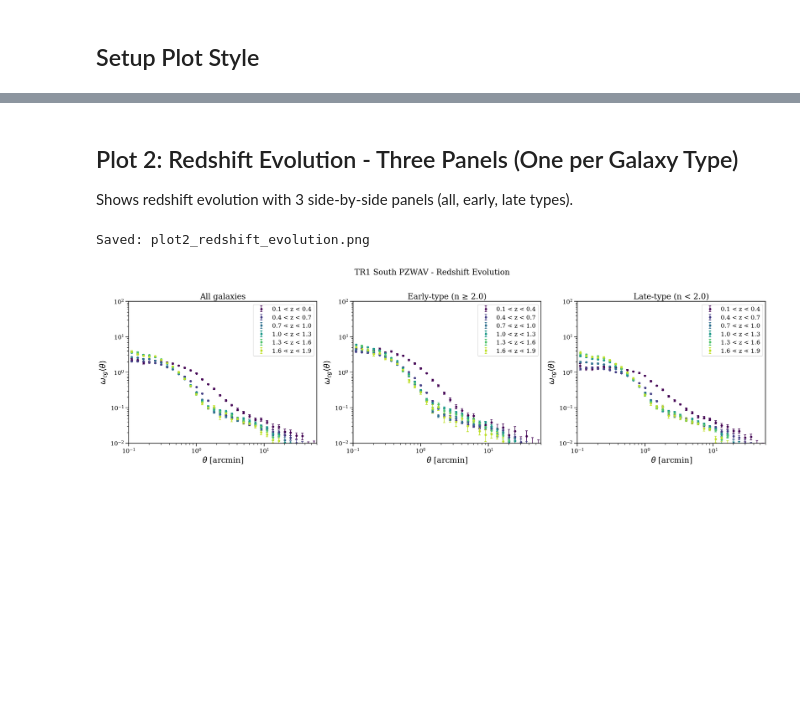
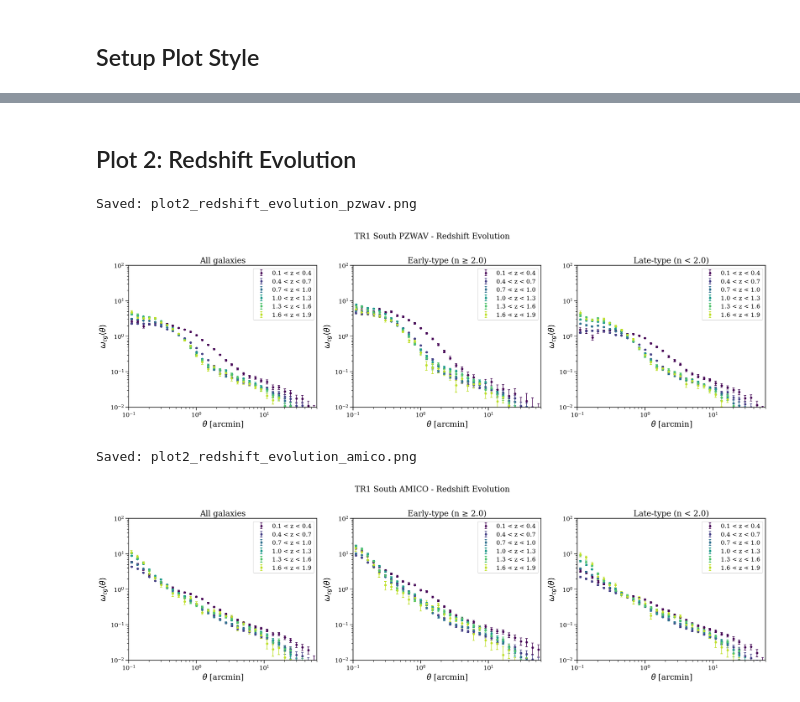
Before and after one commit to calumhrmurray/cluster_clustering_pipeline, a Jupyter notebook: notebooks/tr1_clustering_analysis_notebook.ipynb, the cells around one changed output, grey strips where cells are left out. Cells and saved outputs as stored; diff of their text form; code cells hidden in the pictures; blank space fills up the shorter version.

```diff
--- a/notebooks/tr1_clustering_analysis_notebook.ipynb
+++ b/notebooks/tr1_clustering_analysis_notebook.ipynb
@@ -166,66 +115,33 @@ for finder in ['pzwav', 'amico']:
 # %% [markdown]
-## Plot 2: Redshift Evolution - Three Panels (One per Galaxy Type)
-
-Shows redshift evolution with 3 side-by-side panels (all, early, late types).
+## Plot 2: Redshift Evolution
 # %%
-def plot_redshift_evolution(output_file=None):
-    """
-    Plot redshift evolution for all galaxy types in side-by-side panels.
-
-    Parameters
-    ----------
-    output_file : str, optional
-        Output filename
-    """
+def plot_redshift_evolution(output_dirs, cluster_name, output_file=None):
     fig, axes = plt.subplots(1, 3, figsize=(24, 7))
-
-    # Colors for redshift bins
     z_colors = plt.cm.viridis(np.linspace(0, 0.9, len(redshift_bins)))
-
     for j, gal_type in enumerate(['all', 'early', 'late']):
         ax = axes[j]
-
-        # Plot each redshift bin
         for i, z_bin in enumerate(redshift_bins):
-            # Find result file
-            files = find_result_files(
-                output_dirs[gal_type],
-                z_cluster_bin=z_bin,
-                z_galaxy_bin=z_bin
-            )
-
+            files = find_result_files(output_dirs[gal_type], z_cluster_bin=z_bin, z_galaxy_bin=z_bin)
             if len(files) == 0:
                 continue
-
-            # Load results
             results = load_clustering_result(files[0])
-
-            # Plot
-            plot_correlation_function(
-                ax, results['r'], results['xi'], results['sigma_xi'],
-                label=get_redshift_bin_label(*z_bin),
-                color=z_colors[i],
-                marker='o', markersize=5
-            )
-
-        # Format axis
+            plot_correlation_function(ax, results['r'], results['xi'], results['sigma_xi'],
+                                    label=get_redshift_bin_label(*z_bin), color=z_colors[i],
+                                    marker='o', markersize=5)
         format_clustering_axis(ax, xlim=(0.1, 60), ylim=(1e-2, 1e2))
         ax.set_title(get_galaxy_type_label(gal_type))
-
-    # Overall title
-    fig.suptitle("TR1 South PZWAV - Redshift Evolution", fontsize=FONT_SIZE_MAJOR, y=1.02)
-
+    fig.suptitle(f"TR1 South {cluster_name} - Redshift Evolution", fontsize=FONT_SIZE_MAJOR, y=1.02)
     plt.tight_layout()
-
     if output_file:
         plt.savefig(PLOT_OUTPUT_DIR / output_file, dpi=300, bbox_inches='tight')
         print(f"Saved: {output_file}")
-
     plt.show()
 
-# Create redshift evolution plot
-plot_redshift_evolution(output_file='plot2_redshift_evolution.png')
+for finder, dirs in [('PZWAV', output_dirs_pzwav), ('AMICO', output_dirs_amico)]:
+    plot_redshift_evolution(dirs, finder, f'plot2_redshift_evolution_{finder.lower()}.png')
 # %% [output]
-Saved: plot2_redshift_evolution.png
+Saved: plot2_redshift_evolution_pzwav.png
-[figure, old version]
+[figure, new version]
+Saved: plot2_redshift_evolution_amico.png
+[figure, added]
 # %% [markdown]
```
Also changed, not shown: parts of 16 cells of this notebook, 25 other files.
